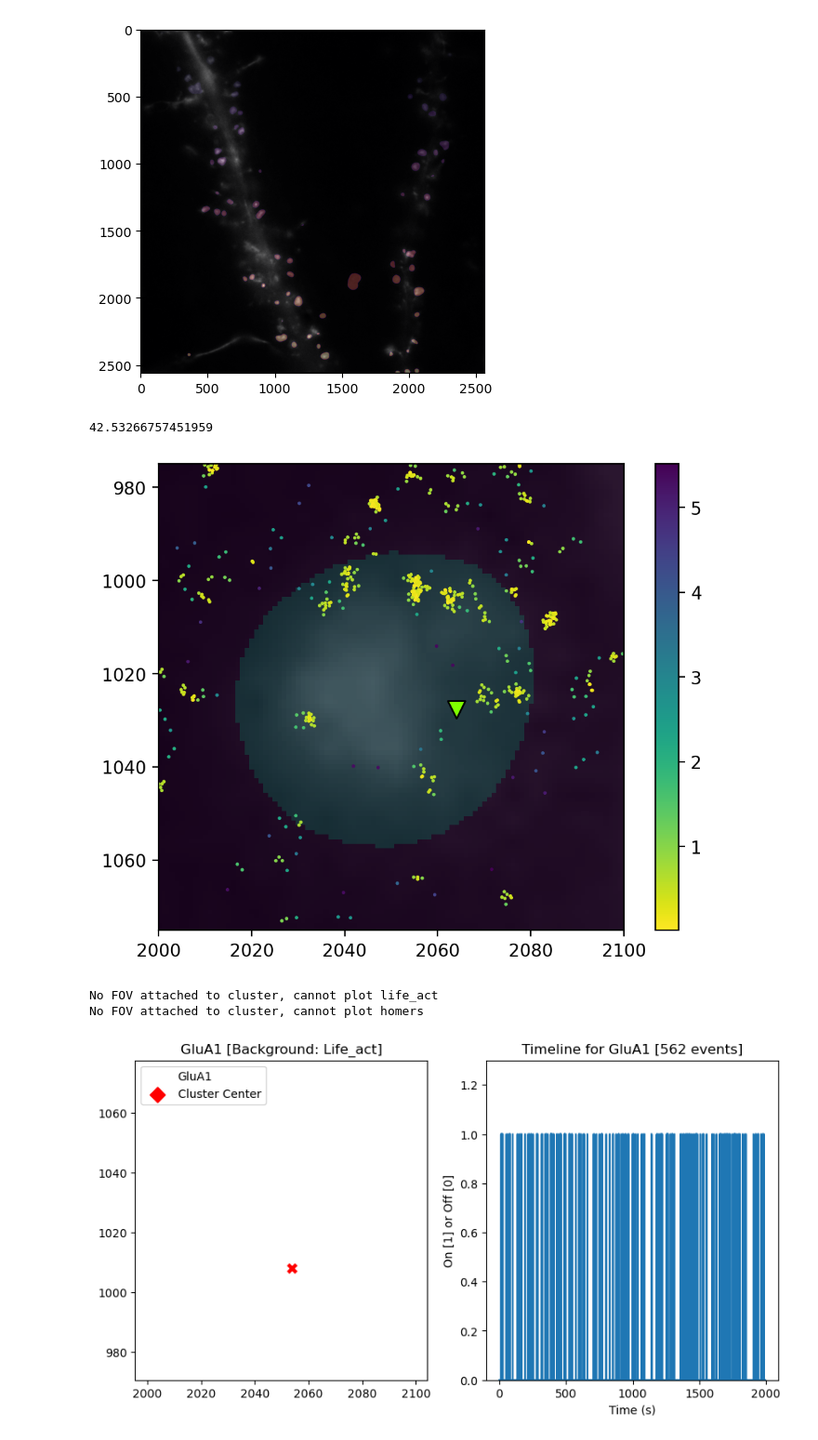
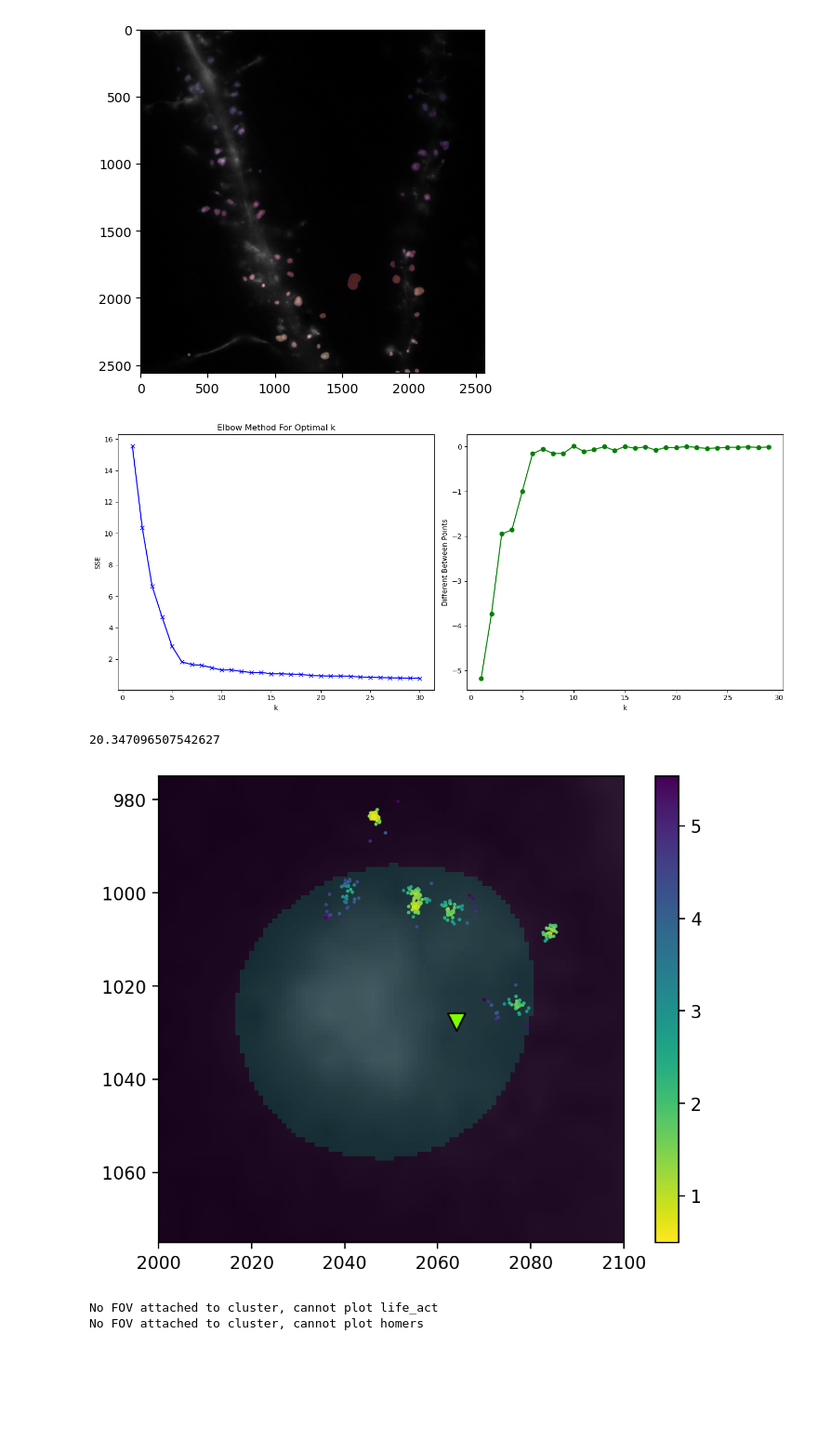
Before and after one commit to Max-Winga/Selvin-Lab-qPAINT-Segmentation, a Jupyter notebook: qPAINT_Segmentation/Experimenting.ipynb, the cells around one changed output. Shown at 93% size. Saved outputs shown, nothing was run; the diff lists cells and outputs as text; code cells hidden in the pictures; blank space fills up the shorter version.

```diff
--- a/qPAINT_Segmentation/Experimenting.ipynb
+++ b/qPAINT_Segmentation/Experimenting.ipynb
@@ -77,7 +77,7 @@ def filter_by_nth_neighbor_distance(points, n, max_distance):
     indices = np.where(distances < max_distance)
     return Cluster(points, indices, label=points.label), distances[indices]
 
-def get_clusters_kmeans(points, to_plot=False):
+def get_clusters_kmeans(points, to_plot=True):
     # Range of k values
     k_values = np.array(range(1, 31))
     sse = []
@@ -108,33 +108,33 @@ def get_clusters_kmeans(points, to_plot=False):
 # %%
 xlim = (2000, 2100)
 ylim = (1075, 975)
-n=2
+n=20
 max_distance = 120/nm_per_pixel
 
 # MMD Visualization
 points = points_in_area(GluA1, xlim, ylim)
 kdtree = KDTree(points)
 distances = np.array(kdtree.query(points, k=n, workers=-1)[0][:, -1])
 
 points, distances = filter_by_nth_neighbor_distance(points, n, max_distance)
 get_clusters_kmeans(points)
 # points, distances = filter_by_nth_neighbor_distance(points, n, 7.5)
 
 
 print(points.Tau_D/points.average_dark_time)
 plt.figure(dpi=200)
 plt.imshow(LifeAct, cmap='gray')
 plt.imshow(FOV.spinemap, alpha=0.3)
 plt.xlim(*xlim)
 plt.ylim(*ylim)
 FOV.homer_centers.add_to_plot()
 plt.scatter(points[:, 0], points[:, 1], c=distances, s=1, cmap='viridis_r')
 plt.colorbar()
 plt.show()
 points.plot()
 # %% [output]
+[figure, new version]
-42.53266757451959
+20.347096507542627
-[figure, old version]
+[figure, new version]
 No FOV attached to cluster, cannot plot life_act
 No FOV attached to cluster, cannot plot homers
-[figure, old version]
```
Also changed, not shown: parts of 1 cell of this notebook.
